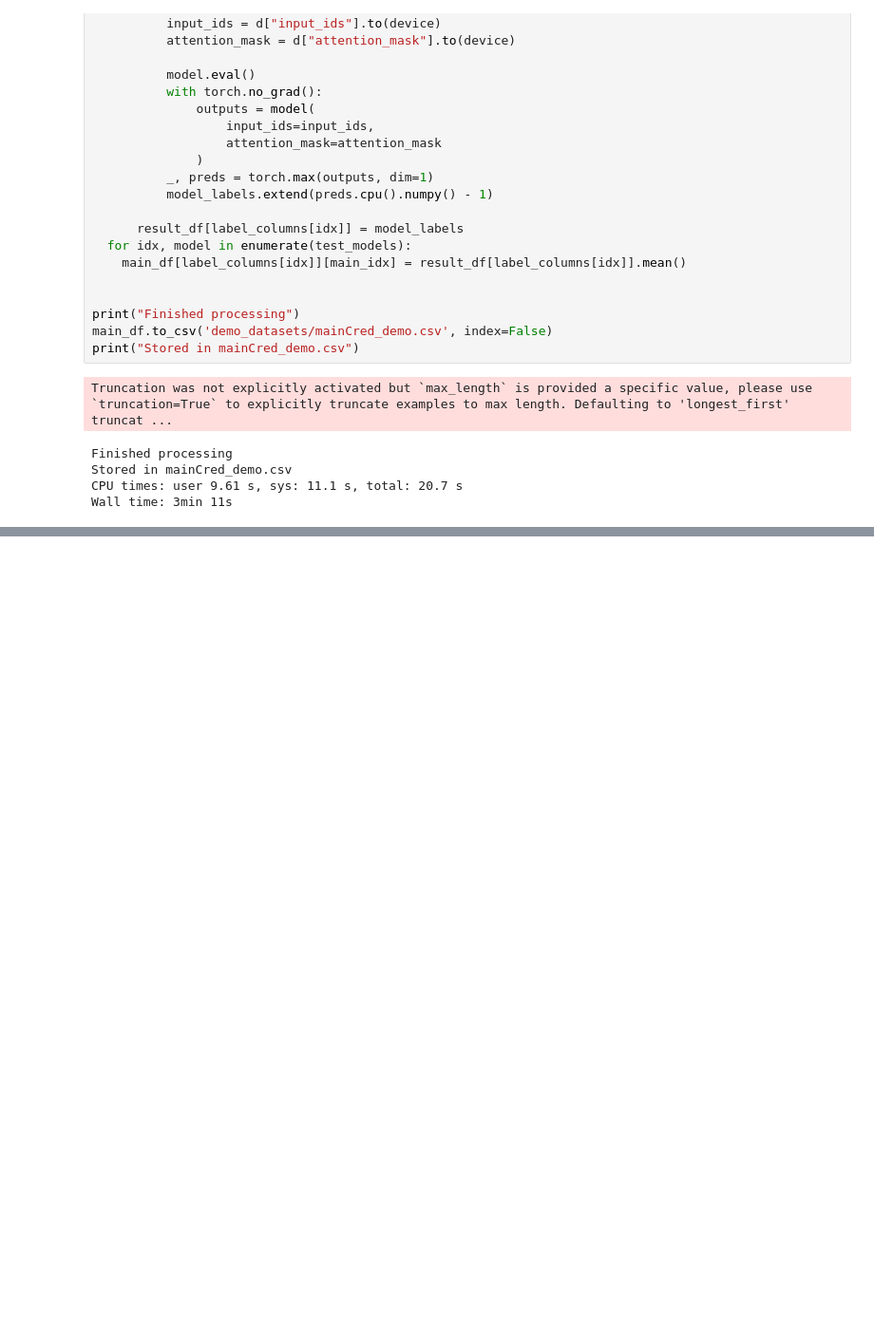
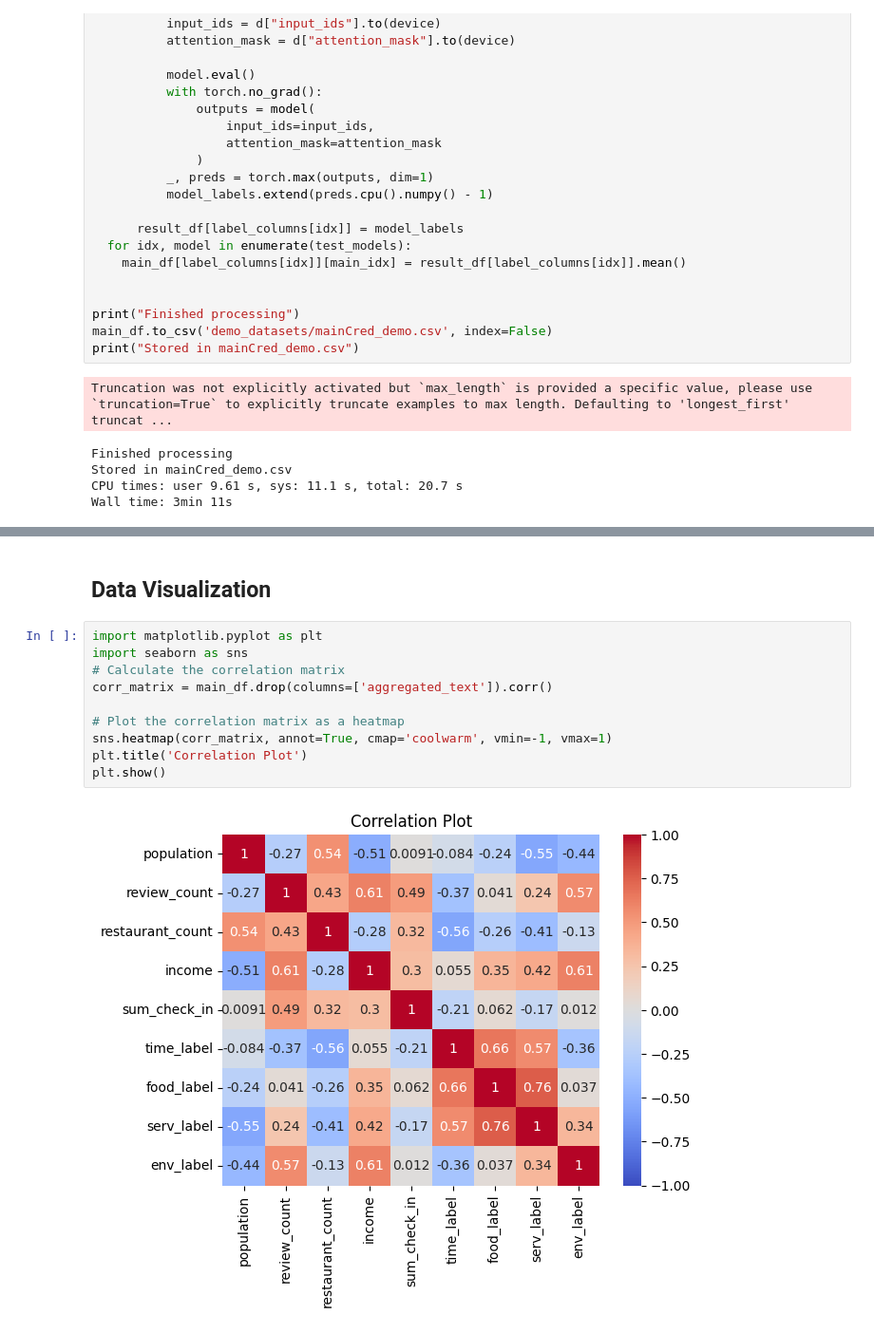
Before and after one commit to tony-sensei/CheckinRank, a Jupyter notebook: demo.ipynb, the cells around one changed output, grey strips where cells are left out. Shown: that part at 95% size. Saved outputs shown, nothing was run; the diff lists cells and outputs as text; blank space fills up the shorter version.

```diff
--- a/demo.ipynb
+++ b/demo.ipynb
@@ -231,0 +225,14 @@ Wall time: 3min 11s
+# %% [markdown]
+## Data Visualization
+# %%
+import matplotlib.pyplot as plt
+import seaborn as sns
+# Calculate the correlation matrix
+corr_matrix = main_df.drop(columns=['aggregated_text']).corr()
+
+# Plot the correlation matrix as a heatmap
+sns.heatmap(corr_matrix, annot=True, cmap='coolwarm', vmin=-1, vmax=1)
+plt.title('Correlation Plot')
+plt.show()
+# %% [output]
+[figure, added]
```
Also changed, not shown: parts of 2 cells of this notebook.
